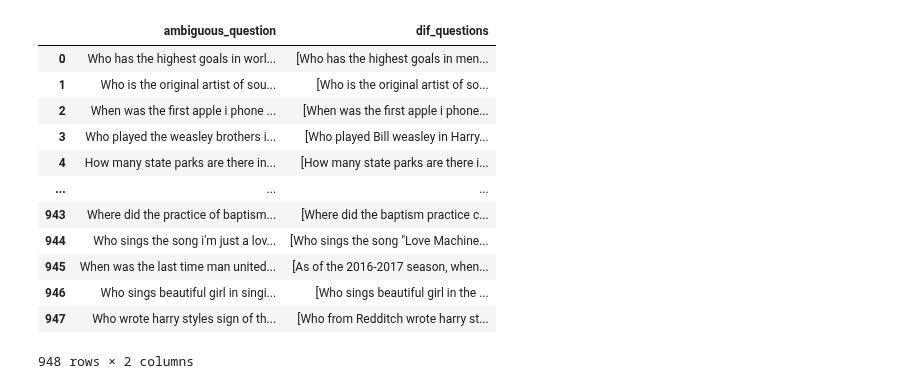
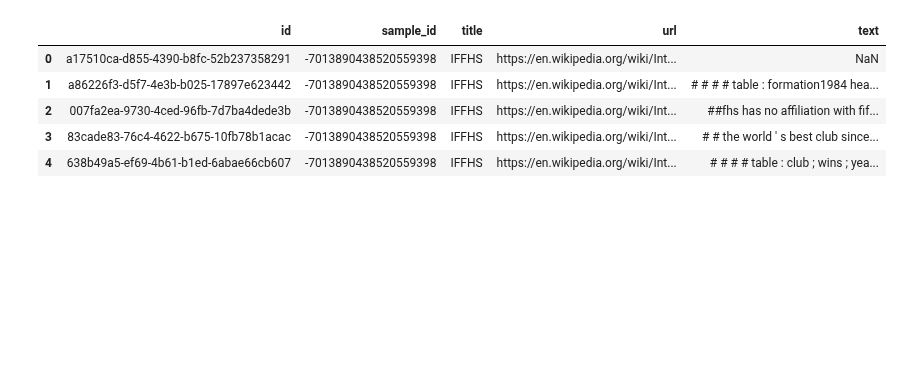
Before and after one commit to lab-paper-code/QriousRAG, a Jupyter notebook: baseline/base.ipynb, the cells around one changed output. Saved outputs shown, nothing was run; the diff lists cells and outputs as text; code cells hidden in the pictures; blank space fills up the shorter version.

```diff
--- a/baseline/base.ipynb
+++ b/baseline/base.ipynb
@@ -70,17 +19,0 @@ df.head()
-# %%
-dev_df=df[['ambiguous_question','dif_questions']]
-dev_df
-# %% [output]
-|  | ambiguous_question | dif_questions |
-| 0 | Who has the highest goals in worl... | [Who has the highest goals in men... |
-| 1 | Who is the original artist of sou... | [Who is the original artist of so... |
-| 2 | When was the first apple i phone ... | [When was the first apple i phone... |
-| 3 | Who played the weasley brothers i... | [Who played Bill weasley in Harry... |
-| 4 | How many state parks are there in... | [How many state parks are there i... |
-| ... | ... | ... |
-| 943 | Where did the practice of baptism... | [Where did the baptism practice c... |
-| 944 | Who sings the song i'm just a lov... | [Who sings the song "Love Machine... |
-| 945 | When was the last time man united... | [As of the 2016-2017 season, when... |
-| 946 | Who sings beautiful girl in singi... | [Who sings beautiful girl in the ... |
-| 947 | Who wrote harry styles sign of th... | [Who from Redditch wrote harry st... |
-948 rows × 2 columns
@@ -89,0 +22,11 @@ dif_queries=dev_df['dif_questions']
+# %%
+context_data=pd.read_csv('/raid/deallab/SF_RAG_Data/ASQA/evidence_test.csv')
+# %%
+context_data.head()
+# %% [output]
+|  | id | sample_id | title | url | text |
+| 0 | a17510ca-d855-4390-b8fc-52b237358291 | -7013890438520559398 | IFFHS | https://en.wikipedia.org/wiki/Int... | NaN |
+| 1 | a86226f3-d5f7-4e3b-b025-17897e623442 | -7013890438520559398 | IFFHS | https://en.wikipedia.org/wiki/Int... | # # # # table : formation1984 hea... |
+| 2 | 007fa2ea-9730-4ced-96fb-7d7ba4dede3b | -7013890438520559398 | IFFHS | https://en.wikipedia.org/wiki/Int... | ##fhs has no affiliation with fif... |
+| 3 | 83cade83-76c4-4622-b675-10fb78b1acac | -7013890438520559398 | IFFHS | https://en.wikipedia.org/wiki/Int... | # # the world ' s best club since... |
+| 4 | 638b49a5-ef69-4b61-b1ed-6abae66cb607 | -7013890438520559398 | IFFHS | https://en.wikipedia.org/wiki/Int... | # # # # table : club ; wins ; yea... |
```
Also changed, not shown: parts of 15 cells of this notebook, 23 other files.
